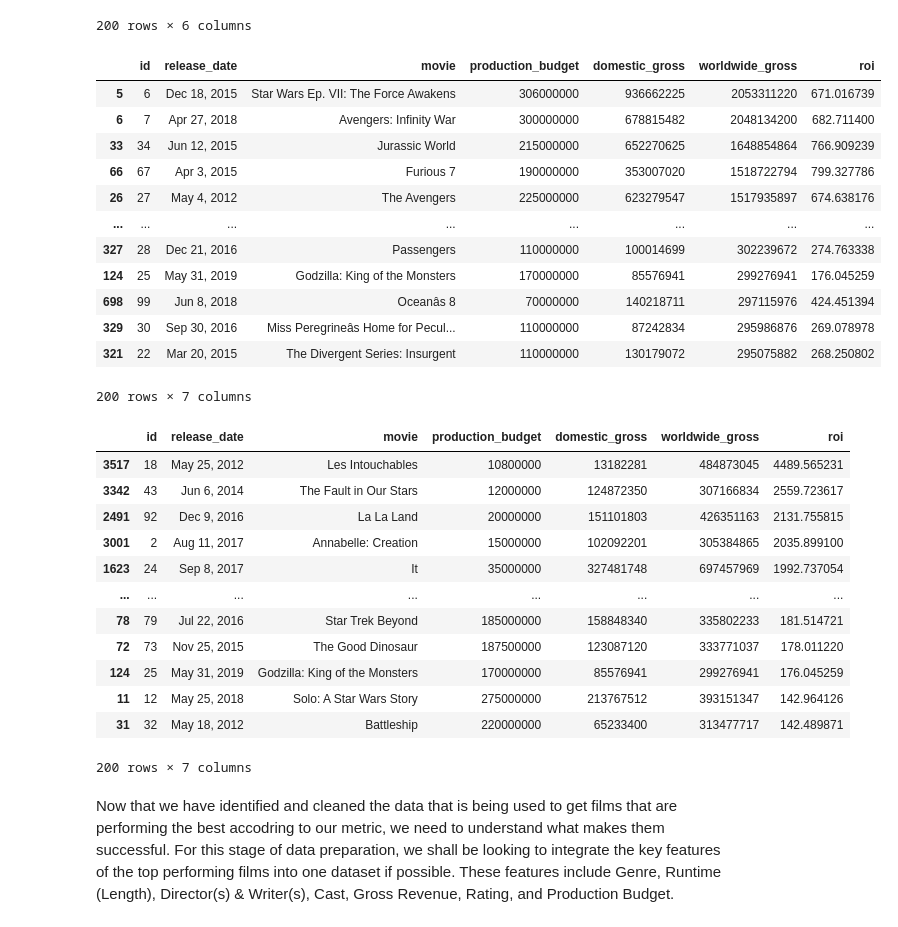
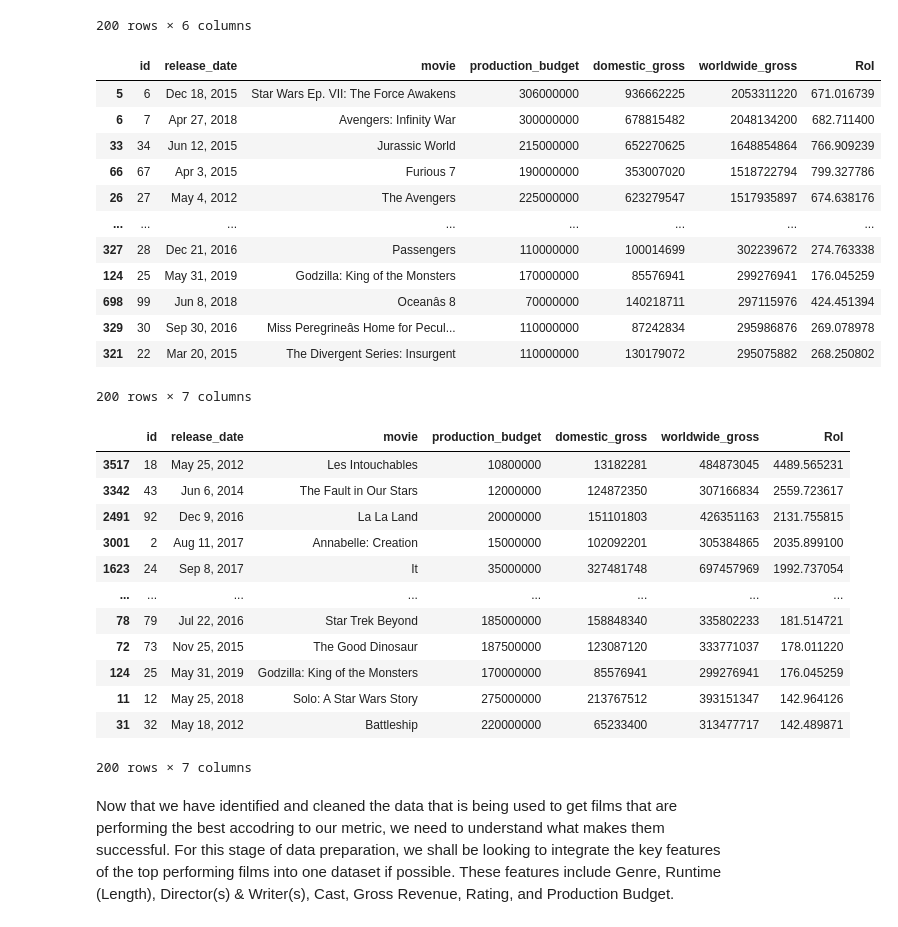
Before and after one commit to femikamau/Microsoft-Movie-Studio-EDA, a Jupyter notebook: index.ipynb, the cells around one changed output. Cells and saved outputs as stored; diff of their text form; code cells hidden in the pictures.

```diff
--- a/index.ipynb
+++ b/index.ipynb
@@ -488,13 +478,13 @@ movie_budgets_df # Preview the updated 'movie_budgets_df' DataFrame
 | 321 | 22 | Mar 20, 2015 | The Divergent Series: Insurgent | 110000000 | 130179072 | 295075882 |
 200 rows × 6 columns
 # %%
-# Create a new column called 'roi' that calculates the return on investment (RoI) for each film
+# Create a new column called 'RoI' that calculates the return on investment (RoI) for each film
 # The formula for calculating RoI is to divide the film’s box office earnings by the production budget and multiplying the result by 100
-movie_budgets_df['roi'] = movie_budgets_df['worldwide_gross'] / movie_budgets_df['production_budget'] * 100
+movie_budgets_df['RoI'] = movie_budgets_df['worldwide_gross'] / movie_budgets_df['production_budget'] * 100
 
 movie_budgets_df # Preview the updated 'movie_budgets_df' DataFrame
 # %% [output]
-|  | id | release_date | movie | production_budget | domestic_gross | worldwide_gross | roi |
+|  | id | release_date | movie | production_budget | domestic_gross | worldwide_gross | RoI |
 | 5 | 6 | Dec 18, 2015 | Star Wars Ep. VII: The Force Awakens | 306000000 | 936662225 | 2053311220 | 671.016739 |
 | 6 | 7 | Apr 27, 2018 | Avengers: Infinity War | 300000000 | 678815482 | 2048134200 | 682.711400 |
 | 33 | 34 | Jun 12, 2015 | Jurassic World | 215000000 | 652270625 | 1648854864 | 766.909239 |
@@ -508,12 +498,12 @@ movie_budgets_df # Preview the updated 'movie_budgets_df' DataFrame
 | 321 | 22 | Mar 20, 2015 | The Divergent Series: Insurgent | 110000000 | 130179072 | 295075882 | 268.250802 |
 200 rows × 7 columns
 # %%
-# Sort the DataFrame according to the 'roi' column
-movie_budgets_df = movie_budgets_df.sort_values(by='roi', ascending=False)
+# Sort the DataFrame according to the 'RoI' column
+movie_budgets_df = movie_budgets_df.sort_values(by='RoI', ascending=False)
 
 movie_budgets_df # Preview the updated 'movie_budgets_df' DataFrame
 # %% [output]
-|  | id | release_date | movie | production_budget | domestic_gross | worldwide_gross | roi |
+|  | id | release_date | movie | production_budget | domestic_gross | worldwide_gross | RoI |
 | 3517 | 18 | May 25, 2012 | Les Intouchables | 10800000 | 13182281 | 484873045 | 4489.565231 |
 | 3342 | 43 | Jun 6, 2014 | The Fault in Our Stars | 12000000 | 124872350 | 307166834 | 2559.723617 |
 | 2491 | 92 | Dec 9, 2016 | La La Land | 20000000 | 151101803 | 426351163 | 2131.755815 |
```
Also changed, not shown: parts of 84 cells of this notebook.
